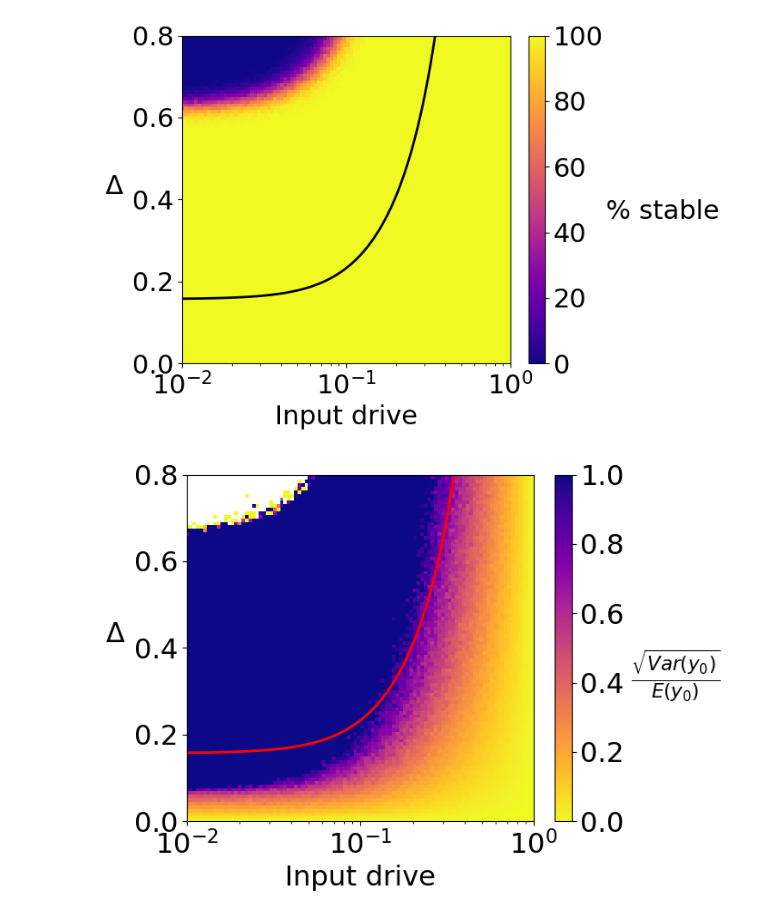
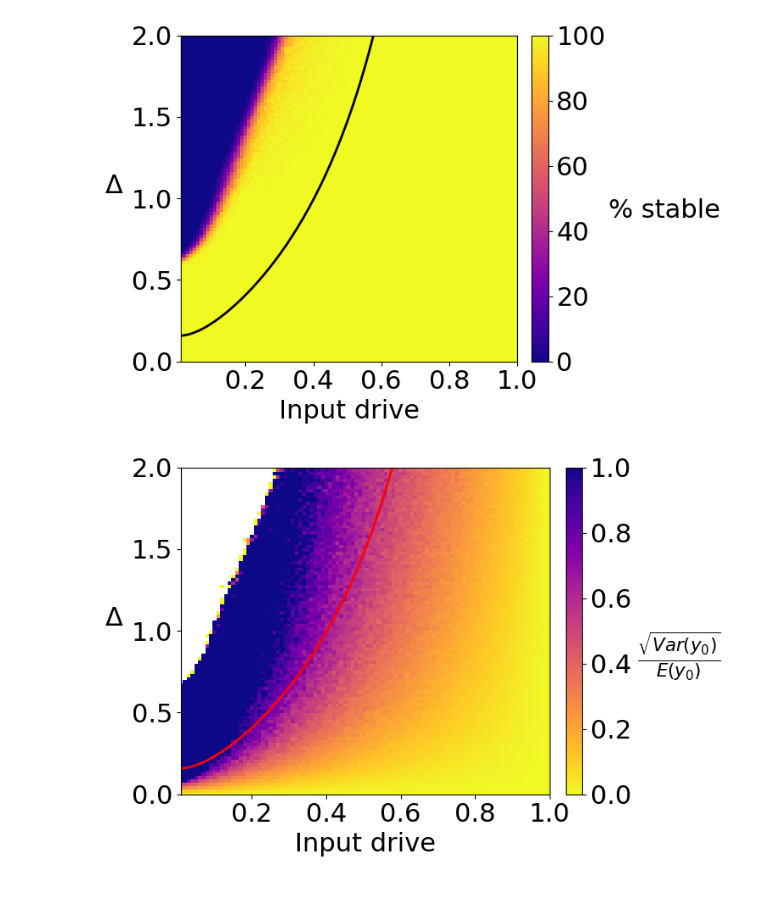
Before and after one commit to shivangrawat/perturbed_organics, a Jupyter notebook: examples/plot_phase_delocalized.ipynb, the cells around one changed output. Saved outputs shown, nothing was run; the diff lists cells and outputs as text; code cells hidden in the pictures.

Commit message:
added plotting code for linscale and added file for combining data

```diff
--- a/examples/plot_phase_delocalized.ipynb
+++ b/examples/plot_phase_delocalized.ipynb
@@ -20,7 +20,8 @@ mu = "0.0"
 mu_val = float(mu)
 
 folder_loc = f'/vast/sr6364/perturbed_organics/data/adaptive_phase_diagram/{input_type}'
-folder_name = f'{input_type}_goe_symmetric_N_100_s_100_mu_{mu}_num_delta_100_num_input_100_num_trials_250_b0_1.0_b1_1.0_phase_diagram'
+# folder_name = f'{input_type}_goe_symmetric_N_100_s_100_mu_{mu}_num_delta_100_num_input_100_num_trials_250_b0_1.0_b1_1.0_phase_diagram_log-scale'
+folder_name = f'{input_type}_goe_symmetric_N_100_s_100_mu_{mu}_num_delta_100_num_input_100_num_trials_250_b0_1.0_b1_1.0_phase_diagram_linear'
 path = os.path.join(folder_loc, folder_name)
 # %%
 # Load parameters from the JSON file
@@ -34,6 +35,7 @@ num_tasks = params['num_tasks']
 num_delta = params['num_delta']
 num_input = params['num_input']
 num_trials = params['num_trials']
+input_scale = params['input_scale']
 delta_range = np.array(params['delta_range'])
 input_range = np.array(params['input_range'])
 # %%
@@ -78,8 +83,6 @@ norm = mcolors.Normalize(vmin=0, vmax=100, clip=False)
 mesh = plt.pcolormesh(input_range, delta_range, percent_stable, cmap='plasma', norm=norm)
 plt.plot(new_input_norm, delta_c, color='k', linewidth=2.0, label=r'$\Delta_c$')
 
-
-plt.xscale('log')  # Ensure the axis is in log scale
 colorbar = plt.colorbar(mesh, fraction=0.046, pad=0.04)
 colorbar.ax.tick_params(labelsize=22)
 colorbar.ax.set_ylabel(r"% stable", fontsize=22, rotation=0, labelpad=50)
@@ -91,10 +94,12 @@ plt.yticks(fontsize=22)
 
 
 # Set the aspect ratio so that grid cells are square:
-ax = plt.gca()
-x_span = np.log10(input_range[-1]) - np.log10(input_range[0])
-y_span = delta_range[-1] - delta_range[0]
-ax.set_aspect(x_span / y_span, adjustable='box')
+if input_scale == "log-scale":
+    plt.xscale('log')  # Ensure the axis is in log scale
+    ax = plt.gca()
+    x_span = np.log10(input_range[-1]) - np.log10(input_range[0])
+    y_span = delta_range[-1] - delta_range[0]
+    ax.set_aspect(x_span / y_span, adjustable='box')
 
 plt.xlim([input_range[0], input_range[-1]])
 plt.ylim([delta_range[0], delta_range[-1]])
@@ -105,7 +110,7 @@ plt.savefig(f'../figures/fig4/percent_stable_{input_type}.svg', format='svg', bb
 plt.savefig(f'../figures/fig4/percent_stable_{input_type}.eps', format='eps', bbox_inches='tight', dpi=300)
 plt.show()
 # %% [output]
-[figure, old version]
+[figure, new version]
 # %%
 plt.figure(figsize=(7.5, 5))
 
@@ -123,41 +128,40 @@ norm = mcolors.Normalize(vmin=0, vmax=1, clip=True)
 # code for the standard deviation over mean criterion
 y_val = actual_fixed_point_y[:, :, :, idx]
 y_val_std = utils.nanstd(y_val, dim=2)
 y_val_mean = torch.nanmean(y_val, dim=2)
 y_ratio_mean = torch.abs(y_val_std / y_val_mean)
 
 mesh = plt.pcolormesh(input_range, delta_range, y_ratio_mean, cmap=cmap, norm=norm)
 plt.plot(new_input_norm, delta_c, color='red', linewidth=2.0, label=r'$\Delta_c$')
 
-
-plt.xscale('log')  # Ensure the axis is in log scale
 colorbar = plt.colorbar(mesh, fraction=0.046, pad=0.04)
 colorbar.ax.tick_params(labelsize=22)
 # colorbar.ax.set_ylabel(r"$\frac{||\mathbf{y}-\mathbf{y}_0||}{||\mathbf{y}_0||}$", fontsize=22, rotation=0, labelpad=40)
 colorbar.ax.set_ylabel(r"$\frac{\sqrt{Var(y_0)}}{E(y_0)}$", fontsize=22, rotation=0, labelpad=40)
 plt.xlabel('Input drive', fontsize=22)
 plt.ylabel(r'$\Delta$', fontsize=22, rotation=0, labelpad=15)
 # plt.title("Actual Mean Ratio of Norm Difference for y", fontsize=22)
 plt.gca().yaxis.set_major_locator(ticker.MaxNLocator(4))
 plt.xticks(fontsize=22)
 plt.yticks(fontsize=22)
 
-# Set the aspect ratio so that grid cells are square:
-ax = plt.gca()
-x_span = np.log10(input_range[-1]) - np.log10(input_range[0])
-y_span = delta_range[-1] - delta_range[0]
-ax.set_aspect(x_span / y_span, adjustable='box')
+if input_scale == "log-scale":
+    plt.xscale('log')  # Ensure the axis is in log scale
+    ax = plt.gca()
+    x_span = np.log10(input_range[-1]) - np.log10(input_range[0])
+    y_span = delta_range[-1] - delta_range[0]
+    ax.set_aspect(x_span / y_span, adjustable='box')
 
 plt.xlim([input_range[0], input_range[-1]])
 plt.ylim([delta_range[0], delta_range[-1]])
 
 plt.tight_layout()
 plt.savefig(f'../figures/fig4/norm_ratio_{input_type}.png', bbox_inches='tight')
 plt.savefig(f'../figures/fig4/norm_ratio_{input_type}.svg', format='svg', bbox_inches='tight', dpi=300)
 plt.savefig(f'../figures/fig4/norm_ratio_{input_type}.eps', format='eps', bbox_inches='tight', dpi=300)
 plt.show()
 # %% [output]
-[figure, old version]
+[figure, new version]
 # %%
 # We plot the percent of limit cycles detected
 
```
Also changed, not shown: parts of 5 cells of this notebook, 5 other files.
